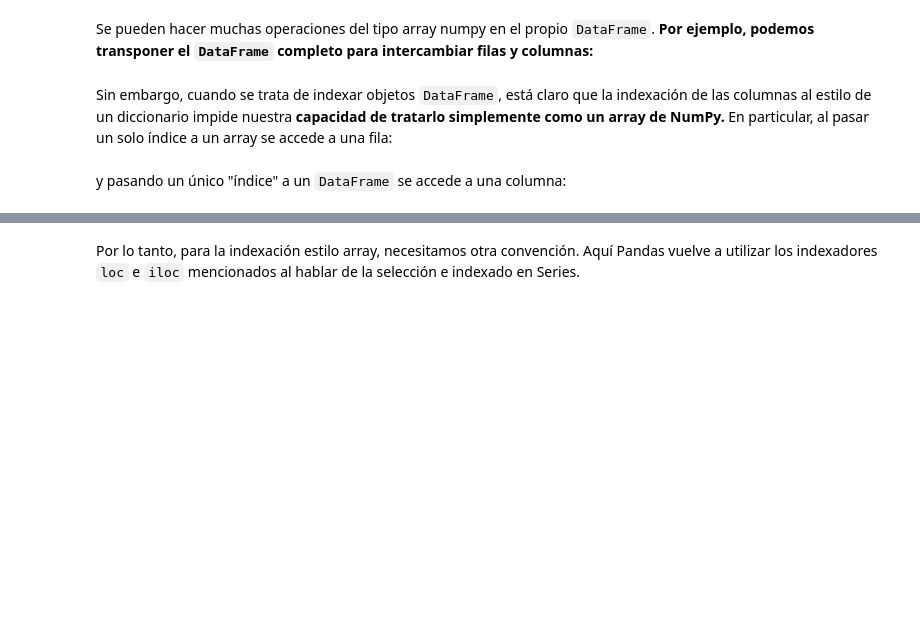
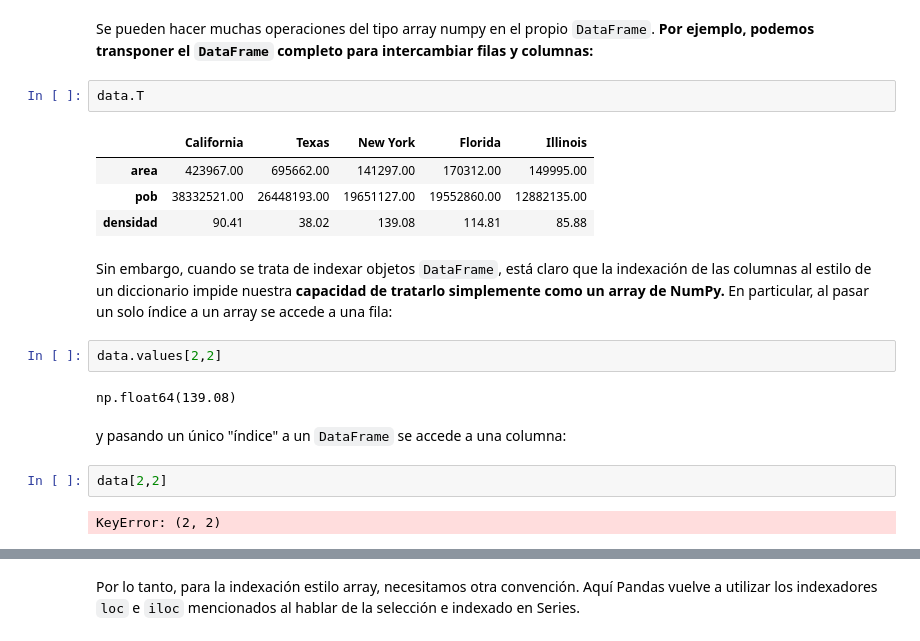
Before and after one commit to gabotron-exe/Gabriel-Ruiz-DSOnline, a Jupyter notebook: 02_Herramientas_Avanzadas/Sprint_04/01_Pandas_I/01_Workout/10_Seleccion_en_DataFrame_II.ipynb, the cells around one changed output, grey strips where cells are left out. Saved outputs shown, nothing was run; the diff lists cells and outputs as text; blank space fills up the shorter version.

```diff
--- a/02_Herramientas_Avanzadas/Sprint_04/01_Pandas_I/01_Workout/10_Seleccion_en_DataFrame_II.ipynb
+++ b/02_Herramientas_Avanzadas/Sprint_04/01_Pandas_I/01_Workout/10_Seleccion_en_DataFrame_II.ipynb
@@ -23,8 +38,23 @@ data
 # %% [markdown]
 Se pueden hacer muchas operaciones del tipo array numpy en el propio ``DataFrame``.
 **Por ejemplo, podemos transponer el ``DataFrame`` completo para intercambiar filas y columnas:**
+# %%
+data.T
+# %% [output]
+|  | California | Texas | New York | Florida | Illinois |
+| area | 423967.00 | 695662.00 | 141297.00 | 170312.00 | 149995.00 |
+| pob | 38332521.00 | 26448193.00 | 19651127.00 | 19552860.00 | 12882135.00 |
+| densidad | 90.41 | 38.02 | 139.08 | 114.81 | 85.88 |
 # %% [markdown]
 Sin embargo, cuando se trata de indexar objetos ``DataFrame``, está claro que la indexación de las columnas al estilo de un diccionario impide nuestra **capacidad de tratarlo simplemente como un array de NumPy.**
 En particular, al pasar un solo índice a un array se accede a una fila:
+# %%
+data.values[2,2]
+# %% [output]
+np.float64(139.08)
 # %% [markdown]
 y pasando un único "índice" a un ``DataFrame`` se accede a una columna:
+# %%
+data[2,2]
+# %% [output]
+KeyError: (2, 2)
```
Also changed, not shown: parts of 18 cells of this notebook, 5 other files.
